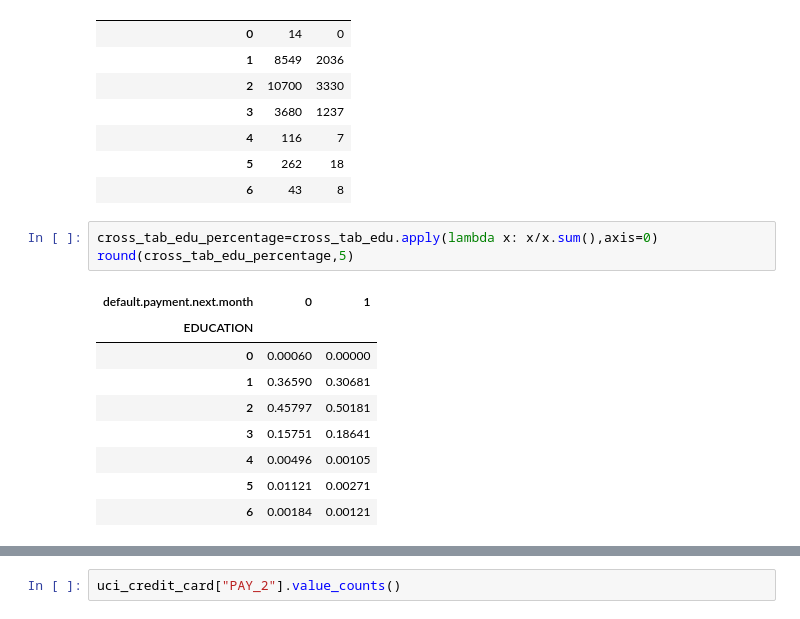
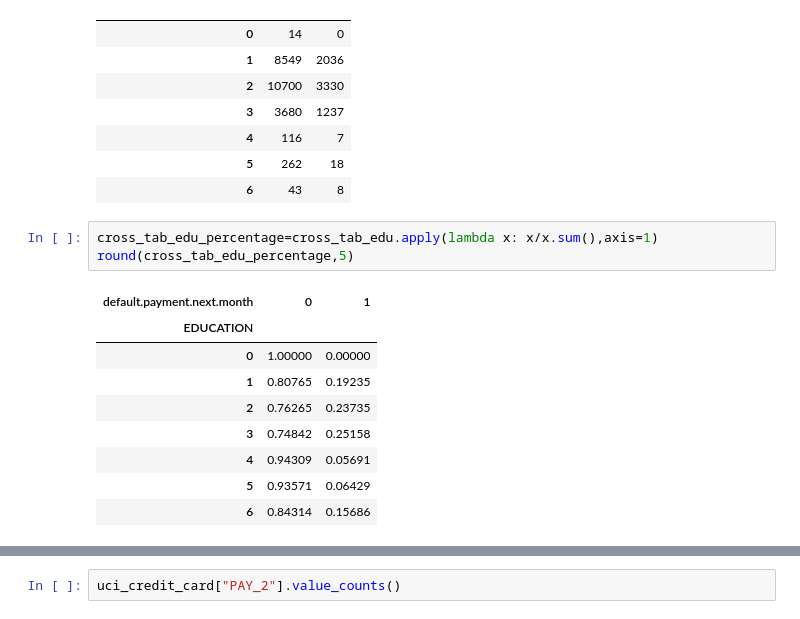
Before and after one commit to tariqzia5/Python_P, a Jupyter notebook: PROJECT_1_MACHINE_LEARNING.ipynb, the cells around one changed output, grey strips where cells are left out. Drawn from its saved outputs; the diff is of its cells as text.

```diff
--- a/PROJECT_1_MACHINE_LEARNING.ipynb
+++ b/PROJECT_1_MACHINE_LEARNING.ipynb
@@ -1471,15 +1471,15 @@ cross_tab_edu
 | 5 | 262 | 18 |
 | 6 | 43 | 8 |
 # %%
-cross_tab_edu_percentage=cross_tab_edu.apply(lambda x: x/x.sum(),axis=0)
+cross_tab_edu_percentage=cross_tab_edu.apply(lambda x: x/x.sum(),axis=1)
 round(cross_tab_edu_percentage,5)
 # %% [output]
 | default.payment.next.month | 0 | 1 |
 | EDUCATION |  |  |
-| 0 | 0.00060 | 0.00000 |
-| 1 | 0.36590 | 0.30681 |
-| 2 | 0.45797 | 0.50181 |
-| 3 | 0.15751 | 0.18641 |
-| 4 | 0.00496 | 0.00105 |
-| 5 | 0.01121 | 0.00271 |
-| 6 | 0.00184 | 0.00121 |
+| 0 | 1.00000 | 0.00000 |
+| 1 | 0.80765 | 0.19235 |
+| 2 | 0.76265 | 0.23735 |
+| 3 | 0.74842 | 0.25158 |
+| 4 | 0.94309 | 0.05691 |
+| 5 | 0.93571 | 0.06429 |
+| 6 | 0.84314 | 0.15686 |
```
Also changed, not shown: parts of 61 cells of this notebook.
